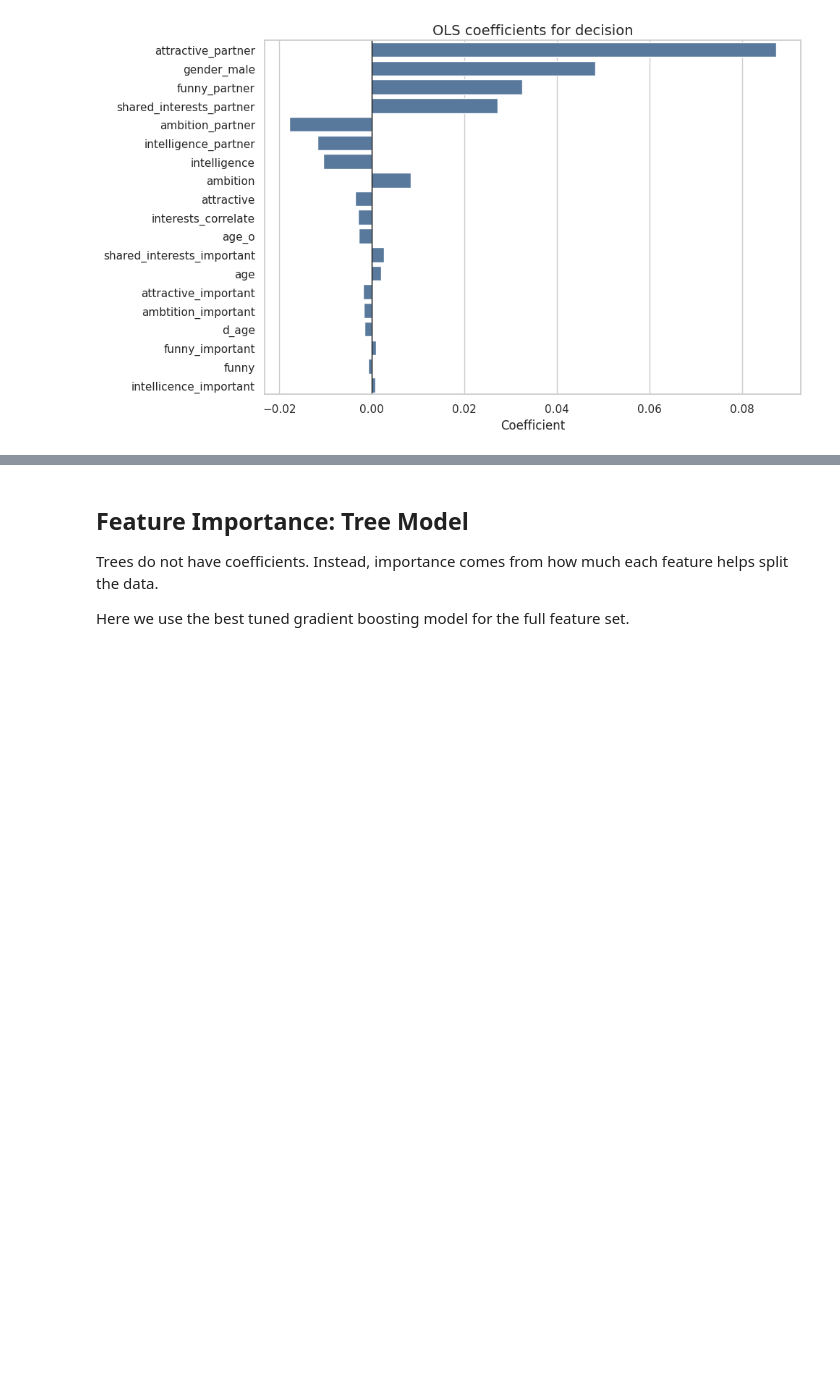
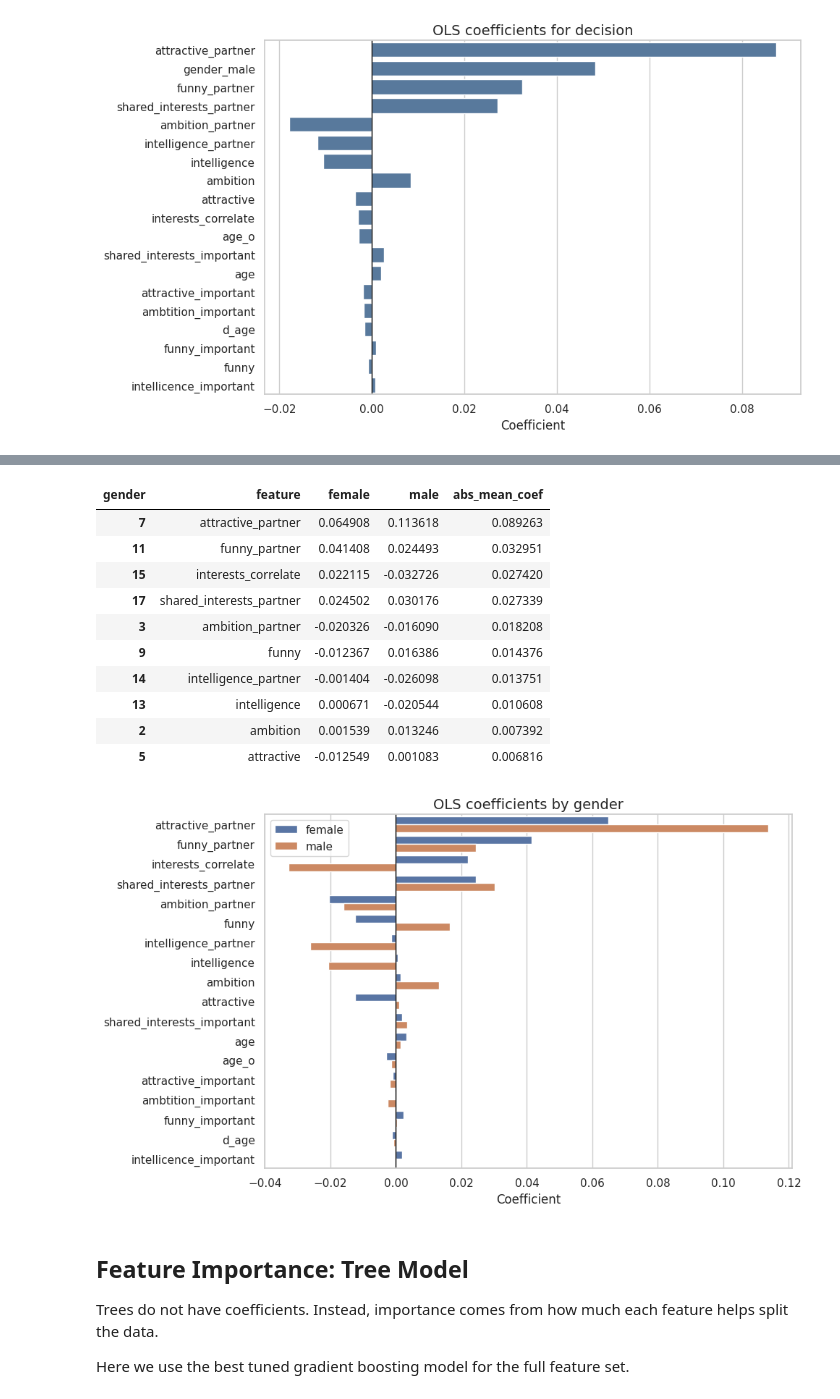
Before and after one commit to zjelveh/zjelveh.github.io, a Jupyter notebook: files/inst414_spring2026/labs/Lab_11.ipynb, the cells around one changed output, grey strips where cells are left out. Saved outputs shown, nothing was run; the diff lists cells and outputs as text; code cells hidden in the pictures; blank space fills up the shorter version.

```diff
--- a/files/inst414_spring2026/labs/Lab_11.ipynb
+++ b/files/inst414_spring2026/labs/Lab_11.ipynb
@@ -499,3 +505,68 @@ plt.show();
+# %%
+gender_features = feature_sets['own_profile_plus_partner_ratings_of_dater']
+gender_models = {}
+gender_rows = []
+
+for gender in ['female', 'male']:
+    gender_train = train[train['gender'] == gender]
+    gender_test = test[test['gender'] == gender]
+
+    gender_X_train = sm.add_constant(gender_train[gender_features], has_constant='add')
+    gender_X_test = sm.add_constant(gender_test[gender_features], has_constant='add')
+    gender_model = sm.OLS(gender_train['decision'], gender_X_train).fit()
+    gender_models[gender] = gender_model
+
+    for feature in gender_features:
+        gender_rows.append({
+            'feature': feature,
+            'gender': gender,
+            'coef': gender_model.params[feature]
+        })
+
+gender_coef_table = (
+    pd.DataFrame(gender_rows)
+    .pivot(index='feature', columns='gender', values='coef')
+    .reset_index()
+    .assign(abs_mean_coef=lambda frame: frame[['female', 'male']].abs().mean(axis=1))
+    .sort_values('abs_mean_coef', ascending=False)
+)
+
+display(gender_coef_table.head(10))
+
+gender_coef_long = (
+    gender_coef_table
+    .drop(columns='abs_mean_coef')
+    .melt(id_vars='feature', var_name='gender', value_name='coef')
+)
+
+plt.figure(figsize=(10, 6))
+sns.barplot(
+    data=gender_coef_long,
+    y='feature',
+    x='coef',
+    hue='gender',
+    dodge=True
+)
+plt.axvline(0, color='black', linewidth=1)
+plt.title('OLS coefficients by gender')
+plt.xlabel('Coefficient')
+plt.ylabel('')
+plt.legend(title='')
+plt.tight_layout()
+plt.show();
+# %% [output]
+| gender | feature | female | male | abs_mean_coef |
+| 7 | attractive_partner | 0.064908 | 0.113618 | 0.089263 |
+| 11 | funny_partner | 0.041408 | 0.024493 | 0.032951 |
+| 15 | interests_correlate | 0.022115 | -0.032726 | 0.027420 |
+| 17 | shared_interests_partner | 0.024502 | 0.030176 | 0.027339 |
+| 3 | ambition_partner | -0.020326 | -0.016090 | 0.018208 |
+| 9 | funny | -0.012367 | 0.016386 | 0.014376 |
+| 14 | intelligence_partner | -0.001404 | -0.026098 | 0.013751 |
+| 13 | intelligence | 0.000671 | -0.020544 | 0.010608 |
+| 2 | ambition | 0.001539 | 0.013246 | 0.007392 |
+| 5 | attractive | -0.012549 | 0.001083 | 0.006816 |
+[figure, added]
 # %% [markdown]
 ## Feature Importance: Tree Model
 
```
Also changed, not shown: parts of 9 cells of this notebook.
